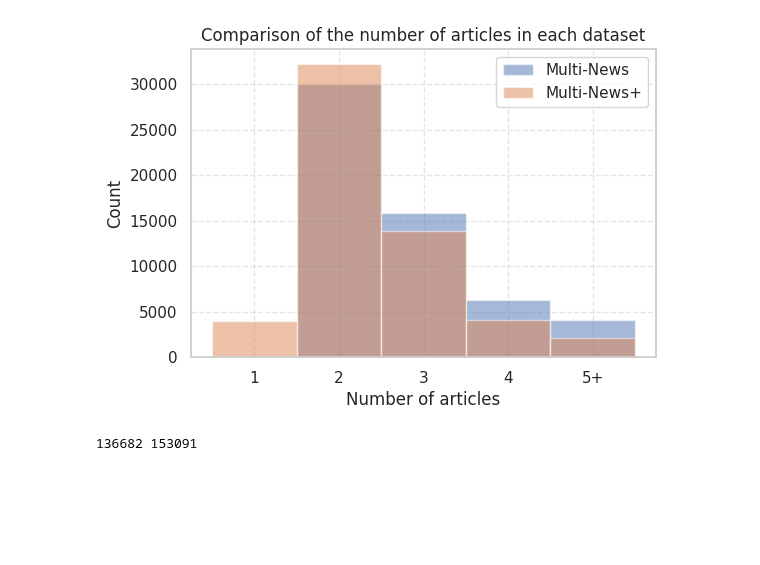
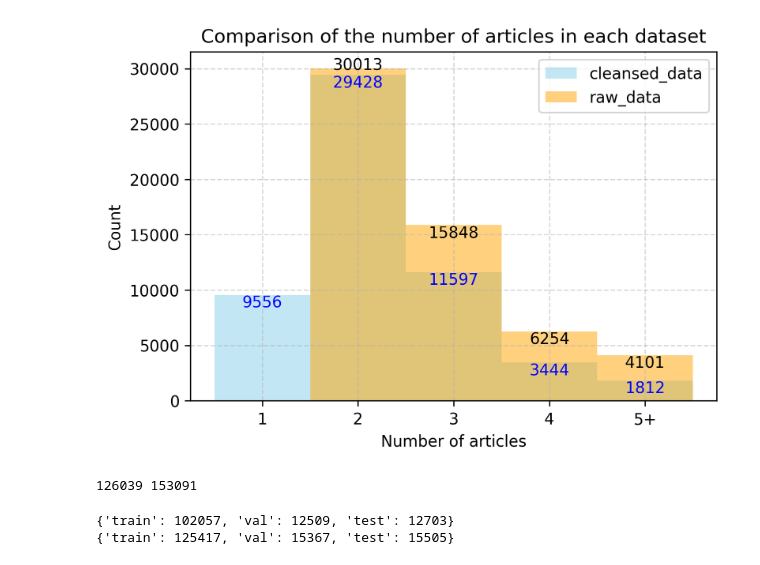
Before and after one commit to c-juhwan/multi_news_plus, a Jupyter notebook: cleansing/postprocessing.ipynb, the cells around one changed output. Cells and saved outputs as stored; diff of their text form; code cells hidden in the pictures; blank space fills up the shorter version.

```diff
--- a/cleansing/postprocessing.ipynb
+++ b/cleansing/postprocessing.ipynb
@@ -4,15 +4,9 @@ import json
 import matplotlib.pyplot as plt
 import seaborn as sns
 
-cleansed_path = './cleansed_data/'
+cleansed_path = 'cleansed_data.json'
 raw_path = 'raw_data.json'
 with open(raw_path, 'r') as f:
     raw_data = json.load(f)
+with open(cleansed_path, 'r') as f:
+    cleansed_data = json.load(f)
-# %%
-# Open cleansed_data files. They are seperated as 'cleansed_data_cot_0_100.json', 'cleansed_data_cot_100_200.json', ...
-
-cleansed_data = []
-
-for i in range(0, 56300, 100):
-    with open(cleansed_path + 'cleansed_data_cot_' + str(i) + '_' + str(i+100) + '.json', 'r') as f:
-        cleansed_data.extend(json.load(f))
@@ -27,35 +18,80 @@ raw_document_num = [int(data['document_num']) for data in raw_data]
 
 # Gather document_num >=5 to one group
 # Change the "5" to "5+" in the x-axis
 # cleansed_document_num = [str(num) if num < 5 else '5+' for num in cleansed_document_num]
 # raw_document_num = [str(num) if num < 5 else '5+' for num in raw_document_num]
 
 cleansed_document_num = [num if num < 5 else 5 for num in cleansed_document_num]
 raw_document_num = [num if num < 5 else 5 for num in raw_document_num]
 
 # Sort the x-axis
 cleansed_document_num.sort()
 raw_document_num.sort()
+bins = [0.5, 1.5, 2.5, 3.5, 4.5, 5.5]
 
-plt.figure(figsize=(6, 4))
+plt.figure(figsize=(6, 4), dpi=300)
 
-plt.hist(raw_document_num, bins=[0.5, 1.5, 2.5, 3.5, 4.5, 5.5], alpha=0.5, label='Multi-News', align='mid')
-plt.hist(cleansed_document_num, bins=[0.5, 1.5, 2.5, 3.5, 4.5, 5.5], alpha=0.5, label='Multi-News+', align='mid')
+n_cleansed, bins_cleansed, patches_cleansed = plt.hist(cleansed_document_num, bins=bins, alpha=0.5, label='cleansed_data', align='mid', color='skyblue')
+n_raw, bins_raw, patches_raw = plt.hist(raw_document_num, bins=bins, alpha=0.5, label='raw_data', align='mid', color='orange')
 
+# Define the offset
+offset = max(n_cleansed.max(), n_raw.max()) * 0.02  # 2% of the max height
+
+# Add text on top of the bars for cleansed data
+for i in range(len(patches_cleansed)):
+    bin_center = (bins_cleansed[i] + bins_cleansed[i+1]) / 2
+    count = n_cleansed[i]
+    plt.text(bin_center, count, str(int(count)), ha='center', va='top', color='blue')
+
+# Add text on top of the bars for raw data
+for i in range(len(patches_raw)):
+    bin_center = (bins_raw[i] + bins_raw[i+1]) / 2
+    count = n_raw[i]
+    if i == 0:
+        continue
+    if i == 1:
+        plt.text(bin_center, count+1000, str(int(count)), ha='center', va='top') # avoid overlapping
+    else:
+        plt.text(bin_center, count, str(int(count)), ha='center', va='top')
 
 # Correcting the x-ticks. We need 6 locations for the 5 labels and the '5+' label.
 plt.xticks([1, 2, 3, 4, 5], ['1', '2', '3', '4', '5+'])
 
 # Gray dotted line background
 plt.grid(True, linestyle='--', alpha=0.5)
 
 plt.title('Comparison of the number of articles in each dataset')
 plt.xlabel('Number of articles')
 plt.ylabel('Count')
 plt.legend()
 plt.show()
 
 print(sum(cleansed_document_num), sum(raw_document_num))
 # %% [output]
-[figure, old version]
+[figure, new version]
-136682 153091
+126039 153091
+# %%
+# Print the difference per each split
+
+cleansed_sum = {
+    'train': 0,
+    'val': 0,
+    'test': 0
+}
+
+raw_sum = {
+    'train': 0,
+    'val': 0,
+    'test': 0
+}
+
+for i in range(0, len(cleansed_data)):
+    cleansed_sum[cleansed_data[i]['split']] += cleansed_data[i]['document_num']
+for i in range(0, len(raw_data)):
+    raw_sum[raw_data[i]['split']] += raw_data[i]['document_num']
+
+print(cleansed_sum)
+print(raw_sum)
+# %% [output]
+{'train': 102057, 'val': 12509, 'test': 12703}
+{'train': 125417, 'val': 15367, 'test': 15505}
```
Also changed, not shown: parts of 1 cell of this notebook, 1 other file.
